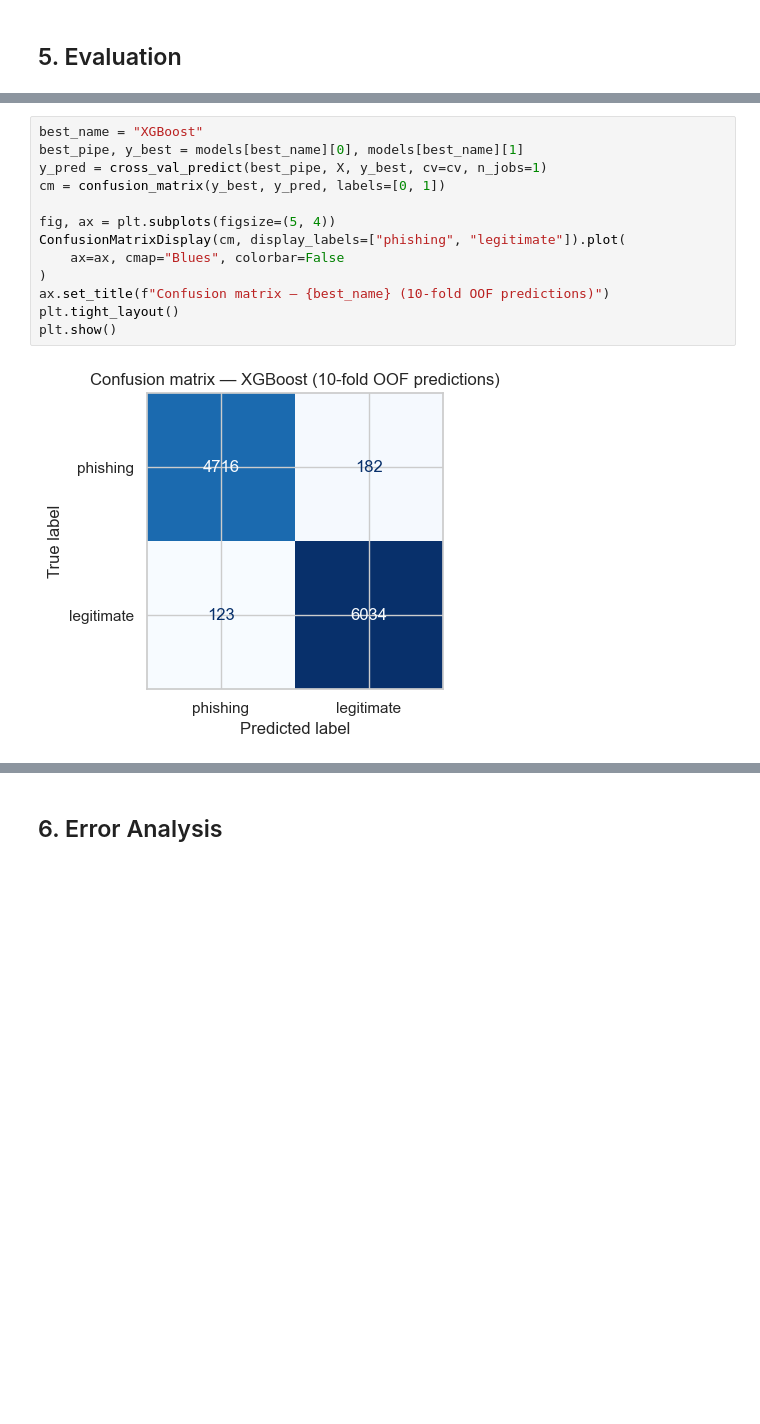
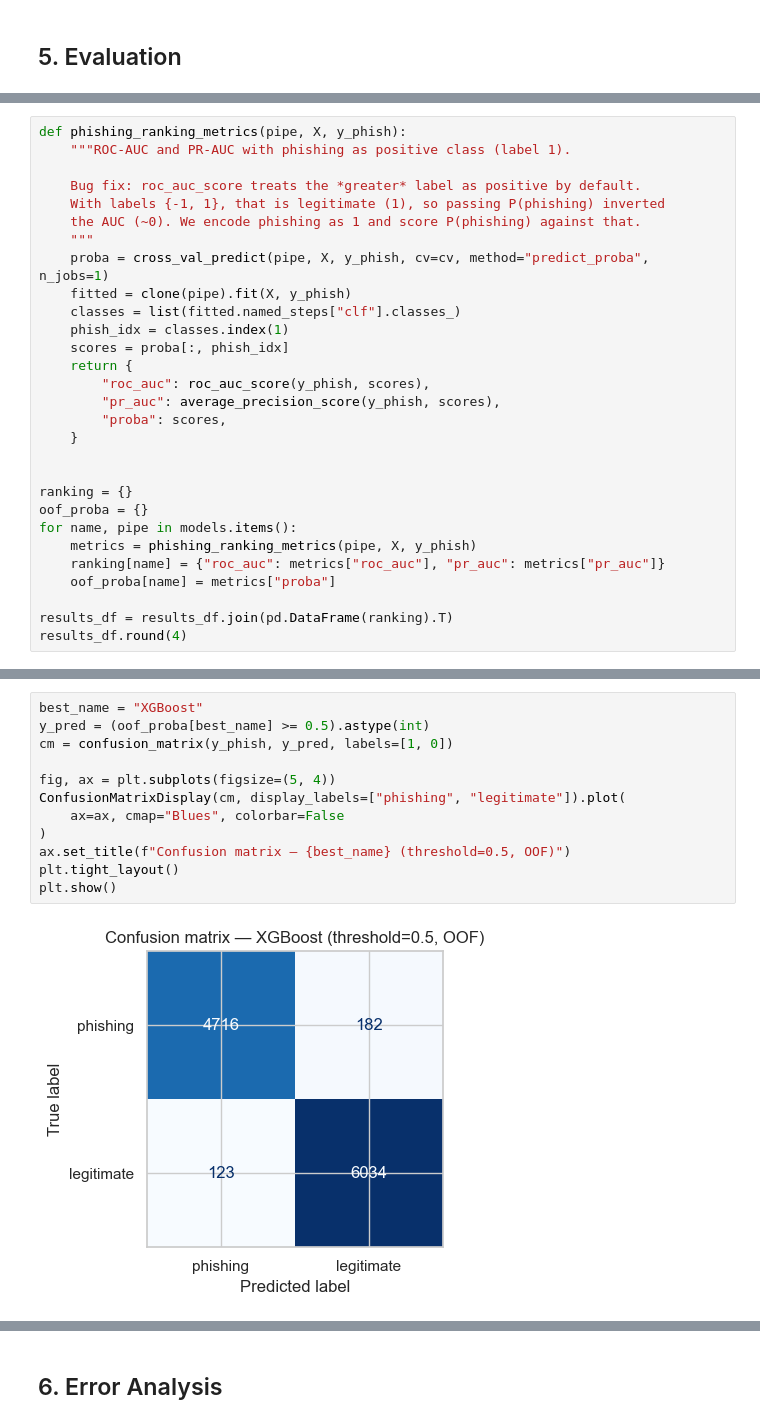
Before and after one commit to Saleh-Ra/cyber-project, a Jupyter notebook: project.ipynb, the cells around one changed output, grey strips where cells are left out. Drawn from its saved outputs; the diff is of its cells as text; blank space fills up the shorter version.

```diff
--- a/project.ipynb
+++ b/project.ipynb
@@ -307,0 +290,29 @@ results_df.round(4)
+# %%
+def phishing_ranking_metrics(pipe, X, y_phish):
+    """ROC-AUC and PR-AUC with phishing as positive class (label 1).
+
+    Bug fix: roc_auc_score treats the *greater* label as positive by default.
+    With labels {-1, 1}, that is legitimate (1), so passing P(phishing) inverted
+    the AUC (~0). We encode phishing as 1 and score P(phishing) against that.
+    """
+    proba = cross_val_predict(pipe, X, y_phish, cv=cv, method="predict_proba", n_jobs=1)
+    fitted = clone(pipe).fit(X, y_phish)
+    classes = list(fitted.named_steps["clf"].classes_)
+    phish_idx = classes.index(1)
+    scores = proba[:, phish_idx]
+    return {
+        "roc_auc": roc_auc_score(y_phish, scores),
+        "pr_auc": average_precision_score(y_phish, scores),
+        "proba": scores,
+    }
+
+
+ranking = {}
+oof_proba = {}
+for name, pipe in models.items():
+    metrics = phishing_ranking_metrics(pipe, X, y_phish)
+    ranking[name] = {"roc_auc": metrics["roc_auc"], "pr_auc": metrics["pr_auc"]}
+    oof_proba[name] = metrics["proba"]
+
+results_df = results_df.join(pd.DataFrame(ranking).T)
+results_df.round(4)
@@ -308,15 +324,14 @@ results_df.round(4)
 # %%
 best_name = "XGBoost"
-best_pipe, y_best = models[best_name][0], models[best_name][1]
-y_pred = cross_val_predict(best_pipe, X, y_best, cv=cv, n_jobs=1)
-cm = confusion_matrix(y_best, y_pred, labels=[0, 1])
+y_pred = (oof_proba[best_name] >= 0.5).astype(int)
+cm = confusion_matrix(y_phish, y_pred, labels=[1, 0])
 
 fig, ax = plt.subplots(figsize=(5, 4))
 ConfusionMatrixDisplay(cm, display_labels=["phishing", "legitimate"]).plot(
     ax=ax, cmap="Blues", colorbar=False
 )
-ax.set_title(f"Confusion matrix — {best_name} (10-fold OOF predictions)")
+ax.set_title(f"Confusion matrix — {best_name} (threshold=0.5, OOF)")
 plt.tight_layout()
 plt.show()
 # %% [output]
-[figure, old version]
+[figure, new version]
```
Also changed, not shown: parts of 13 cells of this notebook, 1 other file.
